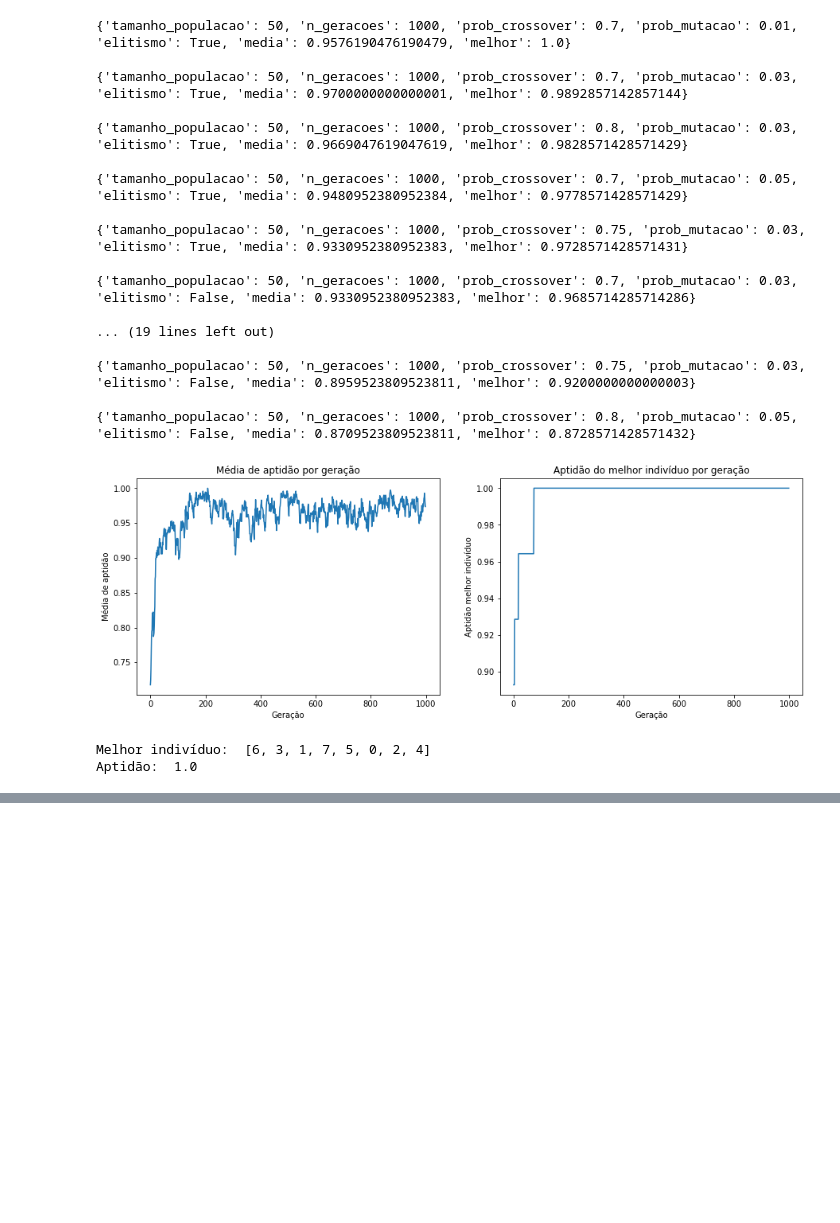
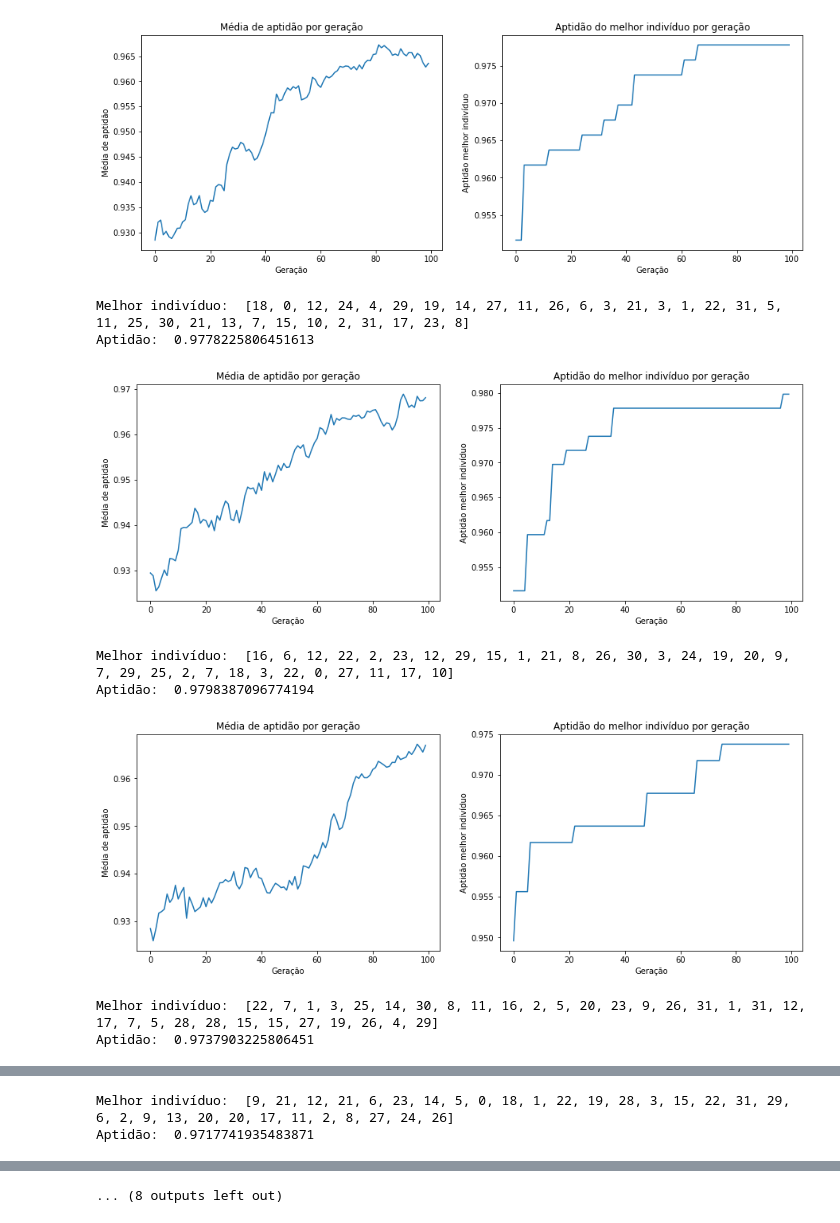
Before and after one commit to CeHaga-UFRJ/ia-ufrj-2022.2, a Jupyter notebook: trab3/CarlosMarkson_Tarefa3_IA.ipynb, the cells around one changed output, grey strips where cells are left out. Drawn from its saved outputs; the diff is of its cells as text; code cells hidden in the pictures; blank space fills up the shorter version.

```diff
--- a/trab3/CarlosMarkson_Tarefa3_IA.ipynb
+++ b/trab3/CarlosMarkson_Tarefa3_IA.ipynb
@@ -208,25 +294,0 @@ execucoes
-# %%
-from functools import cmp_to_key
-execucoes = sorted(execucoes, key=cmp_to_key(compare), reverse=True)
-
-for execucao in execucoes:
-  print(execucao)
-  print()
-# %% [output]
-{'tamanho_populacao': 50, 'n_geracoes': 1000, 'prob_crossover': 0.7, 'prob_mutacao': 0.01, 'elitismo': True, 'media': 0.9576190476190479, 'melhor': 1.0}
-
-{'tamanho_populacao': 50, 'n_geracoes': 1000, 'prob_crossover': 0.7, 'prob_mutacao': 0.03, 'elitismo': True, 'media': 0.9700000000000001, 'melhor': 0.9892857142857144}
-
-{'tamanho_populacao': 50, 'n_geracoes': 1000, 'prob_crossover': 0.8, 'prob_mutacao': 0.03, 'elitismo': True, 'media': 0.9669047619047619, 'melhor': 0.9828571428571429}
-
-{'tamanho_populacao': 50, 'n_geracoes': 1000, 'prob_crossover': 0.7, 'prob_mutacao': 0.05, 'elitismo': True, 'media': 0.9480952380952384, 'melhor': 0.9778571428571429}
-
-{'tamanho_populacao': 50, 'n_geracoes': 1000, 'prob_crossover': 0.75, 'prob_mutacao': 0.03, 'elitismo': True, 'media': 0.9330952380952383, 'melhor': 0.9728571428571431}
-
-{'tamanho_populacao': 50, 'n_geracoes': 1000, 'prob_crossover': 0.7, 'prob_mutacao': 0.03, 'elitismo': False, 'media': 0.9330952380952383, 'melhor': 0.9685714285714286}
-
-... (19 lines left out)
-
-{'tamanho_populacao': 50, 'n_geracoes': 1000, 'prob_crossover': 0.75, 'prob_mutacao': 0.03, 'elitismo': False, 'media': 0.8959523809523811, 'melhor': 0.9200000000000003}
-
-{'tamanho_populacao': 50, 'n_geracoes': 1000, 'prob_crossover': 0.8, 'prob_mutacao': 0.05, 'elitismo': False, 'media': 0.8709523809523811, 'melhor': 0.8728571428571432}
@@ -257,6 +295,18 @@ execucao = algoritmoGenetico(50, 1000, 0.7, 0.05, True)
-# %%
-imprime_resultados(execucao)
-# %% [output]
-[figure, removed]
-Melhor indivíduo:  [6, 3, 1, 7, 5, 0, 2, 4]
-Aptidão:  1.0
+# %%
+tamanho_tabuleiro = 32
+execucoes = []
+n_repeticoes = 10
+
+for i in range(n_repeticoes):
+    execucoes.append(algoritmoGenetico(tamanho_populacao=55, n_geracoes=100, prob_crossover=0.75, prob_mutacao=0.03, elitismo=True))
+    imprime_resultados(execucoes[-1])
+# %% [output]
+[figure, added]
+Melhor indivíduo:  [18, 0, 12, 24, 4, 29, 19, 14, 27, 11, 26, 6, 3, 21, 3, 1, 22, 31, 5, 11, 25, 30, 21, 13, 7, 15, 10, 2, 31, 17, 23, 8]
+Aptidão:  0.9778225806451613
+[figure, added]
+Melhor indivíduo:  [16, 6, 12, 22, 2, 23, 12, 29, 15, 1, 21, 8, 26, 30, 3, 24, 19, 20, 9, 7, 29, 25, 2, 7, 18, 3, 22, 0, 27, 11, 17, 10]
+Aptidão:  0.9798387096774194
+[figure, added]
+Melhor indivíduo:  [22, 7, 1, 3, 25, 14, 30, 8, 11, 16, 2, 5, 20, 23, 9, 26, 31, 1, 31, 12, 17, 7, 5, 28, 28, 15, 15, 27, 19, 26, 4, 29]
+Aptidão:  0.9737903225806451
@@ -262,0 +314,2 @@ Aptidão:  1.0
+Melhor indivíduo:  [9, 21, 12, 21, 6, 23, 14, 5, 0, 18, 1, 22, 19, 28, 3, 15, 22, 31, 29, 6, 2, 9, 13, 20, 20, 17, 11, 2, 8, 27, 24, 26]
+Aptidão:  0.9717741935483871
@@ -262,0 +322 @@ Aptidão:  1.0
+... (8 outputs left out)
```
Also changed, not shown: parts of 23 cells of this notebook, 2 other files.
